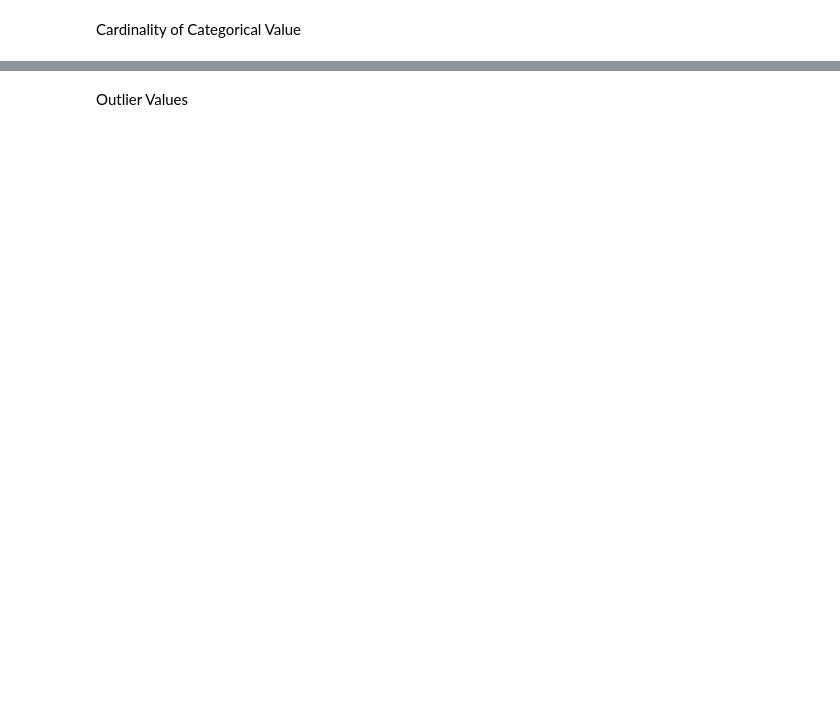
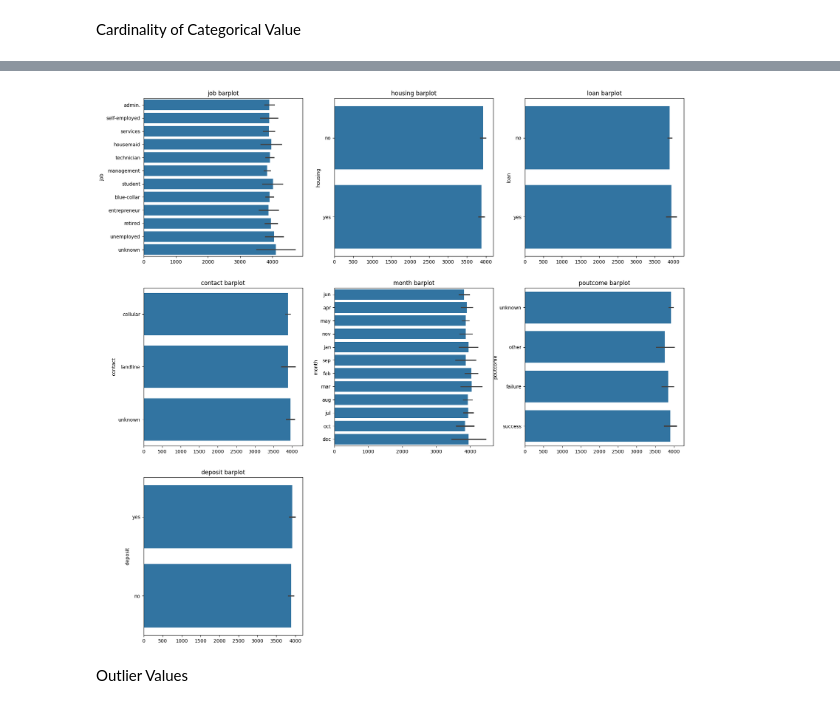
Before and after one commit to ElmarLeonard9/Bank_Marketing_Campaign_Analysis_-_ML, a Jupyter notebook: notebook/1.0-bdp-notebook.ipynb, the cells around one changed output, grey strips where cells are left out. Cells and saved outputs as stored; diff of their text form; code cells hidden in the pictures; blank space fills up the shorter version.

```diff
--- a/notebook/1.0-bdp-notebook.ipynb
+++ b/notebook/1.0-bdp-notebook.ipynb
@@ -219,7 +292,2 @@ for i in df.select_dtypes(include='number'):
 # %% [markdown]
 Cardinality of Categorical Value
-# %%
-for i in df.select_dtypes(include='str'):
-    print(f"==== {i} bar chart ====")
-    df[i].value_counts().plot(kind='bar')
-    plt.show()
@@ -241,2 +294,19 @@ for i in df.select_dtypes(include='str'):
+# %%
+cat_cols = df.select_dtypes(include="str").columns
+
+fig, axes = plt.subplots(3, 3, figsize=(20, 20))
+
+axes = axes.flatten()
+
+for dex, i in enumerate(cat_cols):
+    sns.barplot(data=df[i], ax=axes[dex])
+    axes[dex].set_title(f"{i} barplot")
+
+for j in range(len(cat_cols), len(axes)):
+    fig.delaxes(axes[j])
+
+plt.show()
+# %% [output]
+[figure, added]
 # %% [markdown]
 Outlier Values
```
Also changed, not shown: parts of 45 cells of this notebook.
